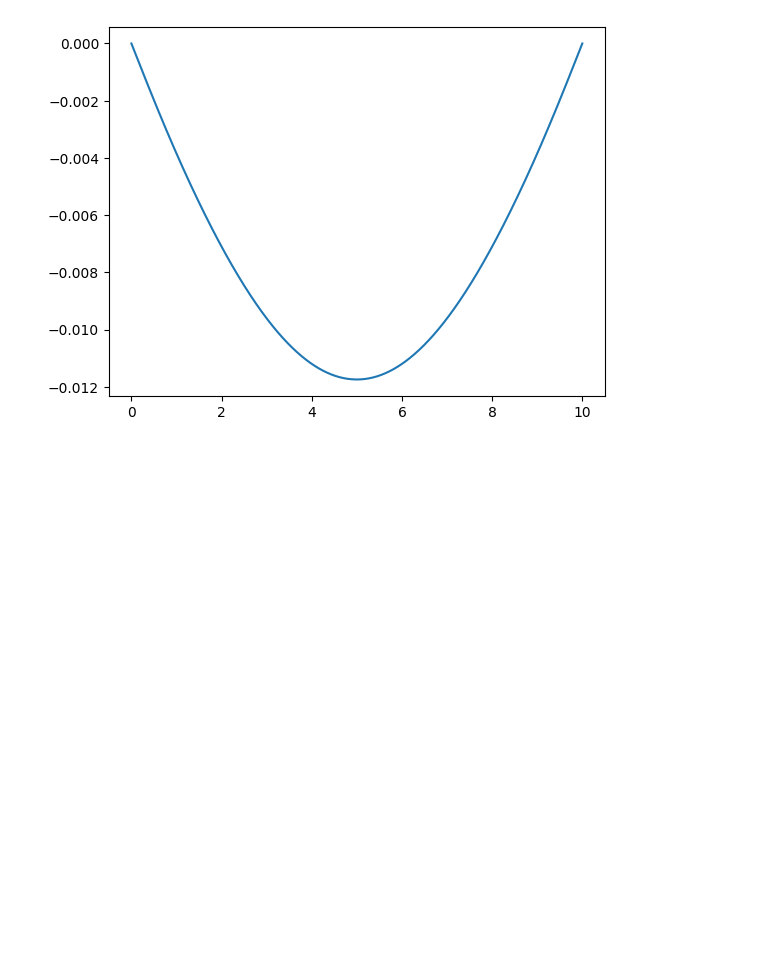
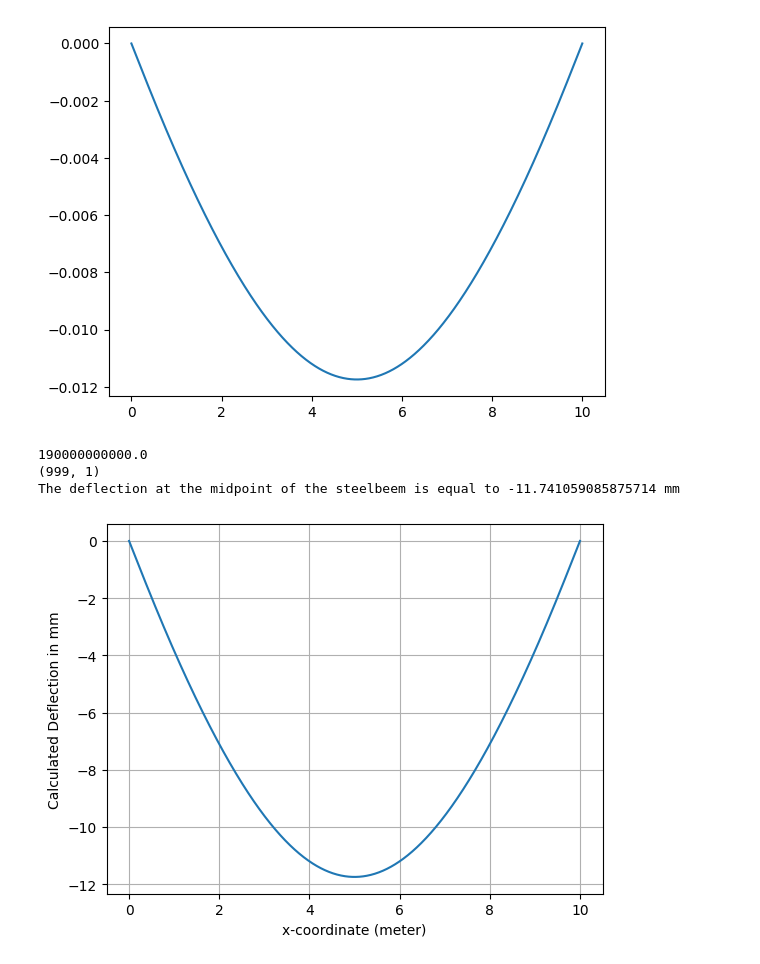
Before and after one commit to axelorrhede/Numerical-Methods-for-Differential-Equations, a Jupyter notebook: project2task1.ipynb, the cells around one changed output. Cells and saved outputs as stored; diff of their text form; code cells hidden in the pictures; blank space fills up the shorter version.

```diff
--- a/project2task1.ipynb
+++ b/project2task1.ipynb
@@ -105,3 +105,39 @@ print('Värdet i mittpunkten är: '+ str((u[500]+u[501])/2*1000)+' mm')
 # %% [output]
 Värdet i mittpunkten är: -11.741031673595012 mm
 [figure]
+# %%
+def I(x, L): #Definierar I(x)
+    return 1e-3*(3 - 2*np.power((np.cos(np.pi*x/L)), 12.0))
+E = 1.9e+11
+L = 10
+alpha, beta = 0,0
+N = 999
+Xvec = np.linspace(0,L,N+2)
+
+Q = np.zeros(((N), 1))
+for i in range(len(Q)):
+    Q[i] = -50000 #konstant -50 kN/m, eventuellt ska man ta dividerat med L här.
+
+M = twopBVP(Q, alpha, beta,  L, N)
+
+fvec = np.zeros_like(Q) #Vektorn som vi använder för att bestämma u.
+for i in range(N):
+    fvec[i] = M[i+1]/(E*I(Xvec[i+1], L))
+
+print(fvec.shape)
+
+U = twopBVP(fvec, alpha, beta,  L, N)
+
+plt.grid()
+plt.plot(Xvec, U*10**3) #Förlänger med 1000 för att det ska ses lite tydligare
+plt.xlabel("x-coordinate (meter)")
+plt.ylabel("Calculated Deflection in mm")
+
+print("The deflection at the midpoint of the steelbeem is equal to " + str(1e3 * U[int((N+1)/2)]) + " mm")
+#print(str(len(U)))
+#print(grid[1])
+# %% [output]
+190000000000.0
+(999, 1)
+The deflection at the midpoint of the steelbeem is equal to -11.741059085875714 mm
+[figure, added]
```
Also changed, not shown: 1 other file.
